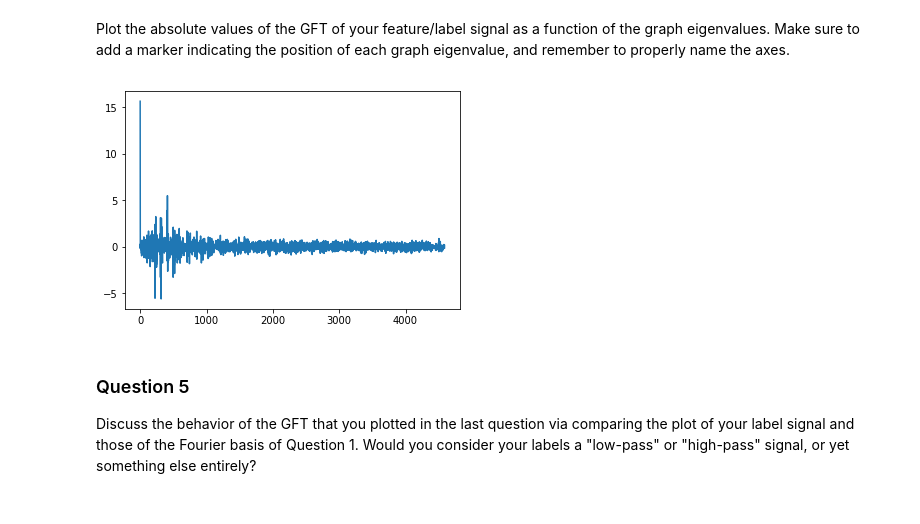
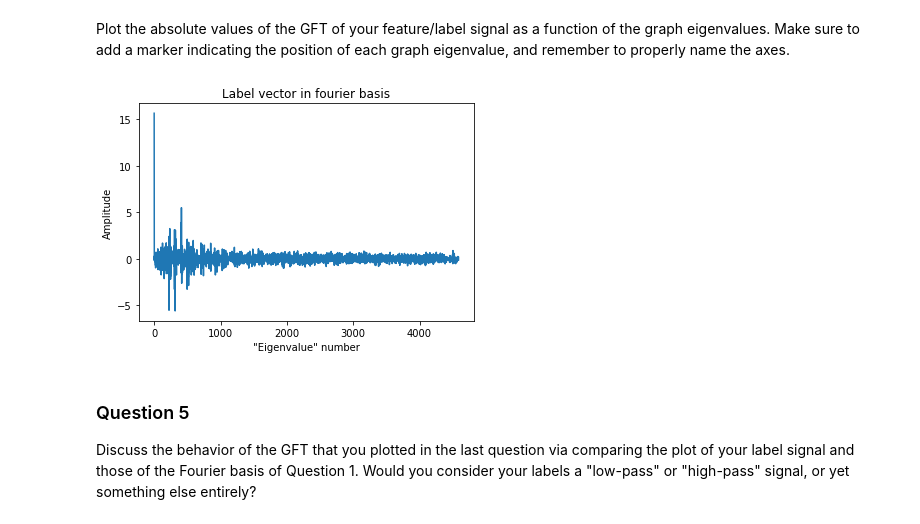
Before and after one commit to isabelaconstantin/wikinet, a Jupyter notebook: milestone4/4_graph_signal_processing.ipynb, the cells around one changed output. Cells and saved outputs as stored; diff of their text form; code cells hidden in the pictures.

```diff
--- a/milestone4/4_graph_signal_processing.ipynb
+++ b/milestone4/4_graph_signal_processing.ipynb
@@ -268,11 +268,13 @@ most common label: "Science"
 [figure]
 # %% [markdown]
 Plot the absolute values of the GFT of your feature/label signal as a function of the graph eigenvalues. Make sure to add a marker indicating the position of each graph eigenvalue, and remember to properly name the axes.
-# %%
-# XXX TODO: what should we plot here??? U.T * label returns a vector in the fourrier basis, which they consider as "eigenvalues". I think that's correct (Adélie)
-plt.plot(GFT(label));
-# %% [output]
-[figure, removed]
+# %%
+plt.plot(GFT(label))
+plt.title('Label vector in fourier basis')
+plt.xlabel('"Eigenvalue" number')
+plt.ylabel('Amplitude');
+# %% [output]
+[figure, added]
 # %% [markdown]
 ### Question 5
 
```
Also changed, not shown: parts of 12 cells of this notebook.
